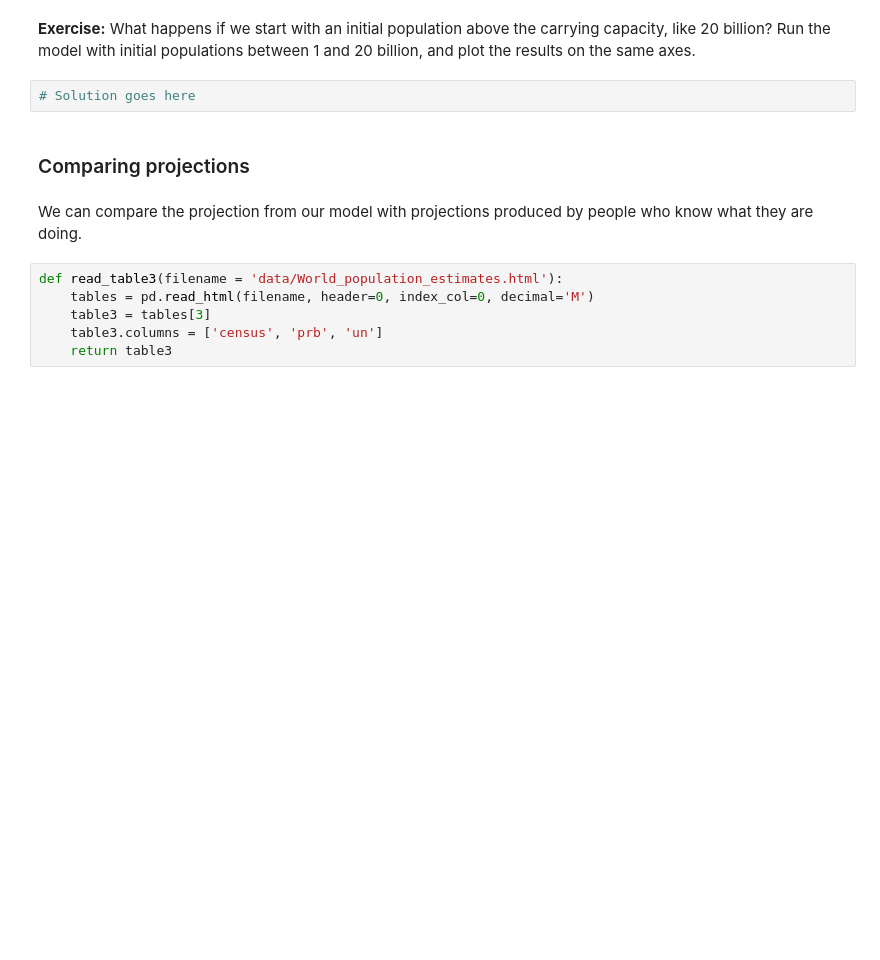
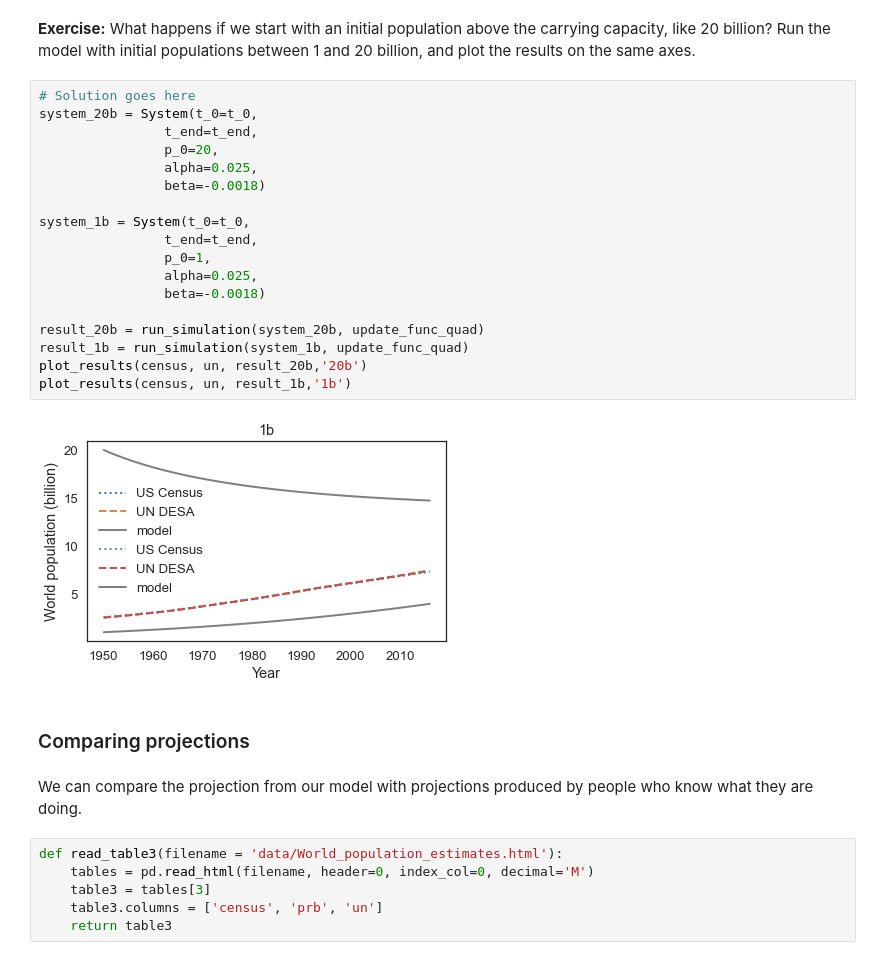
Before and after one commit to OwenZzzzOrganization/ModSimPy, a Jupyter notebook: notebooks/chap08.ipynb, the cells around one changed output. Drawn from its saved outputs; the diff is of its cells as text; blank space fills up the shorter version.

```diff
--- a/notebooks/chap08.ipynb
+++ b/notebooks/chap08.ipynb
@@ -126,7 +154,25 @@ results[system.t_end]
 # %% [markdown]
 **Exercise:**  What happens if we start with an initial population above the carrying capacity, like 20 billion?  Run the model with initial populations between 1 and 20 billion, and plot the results on the same axes.
-# %%
-# Solution goes here
+# %%
+# Solution goes here
+system_20b = System(t_0=t_0,
+                t_end=t_end,
+                p_0=20,
+                alpha=0.025,
+                beta=-0.0018)
+
+system_1b = System(t_0=t_0,
+                t_end=t_end,
+                p_0=1,
+                alpha=0.025,
+                beta=-0.0018)
+
+result_20b = run_simulation(system_20b, update_func_quad)
+result_1b = run_simulation(system_1b, update_func_quad)
+plot_results(census, un, result_20b,'20b')
+plot_results(census, un, result_1b,'1b')
+# %% [output]
+[figure, added]
 # %% [markdown]
 ### Comparing projections
 # %% [markdown]
```
Also changed, not shown: parts of 12 cells of this notebook, 2 other files.
